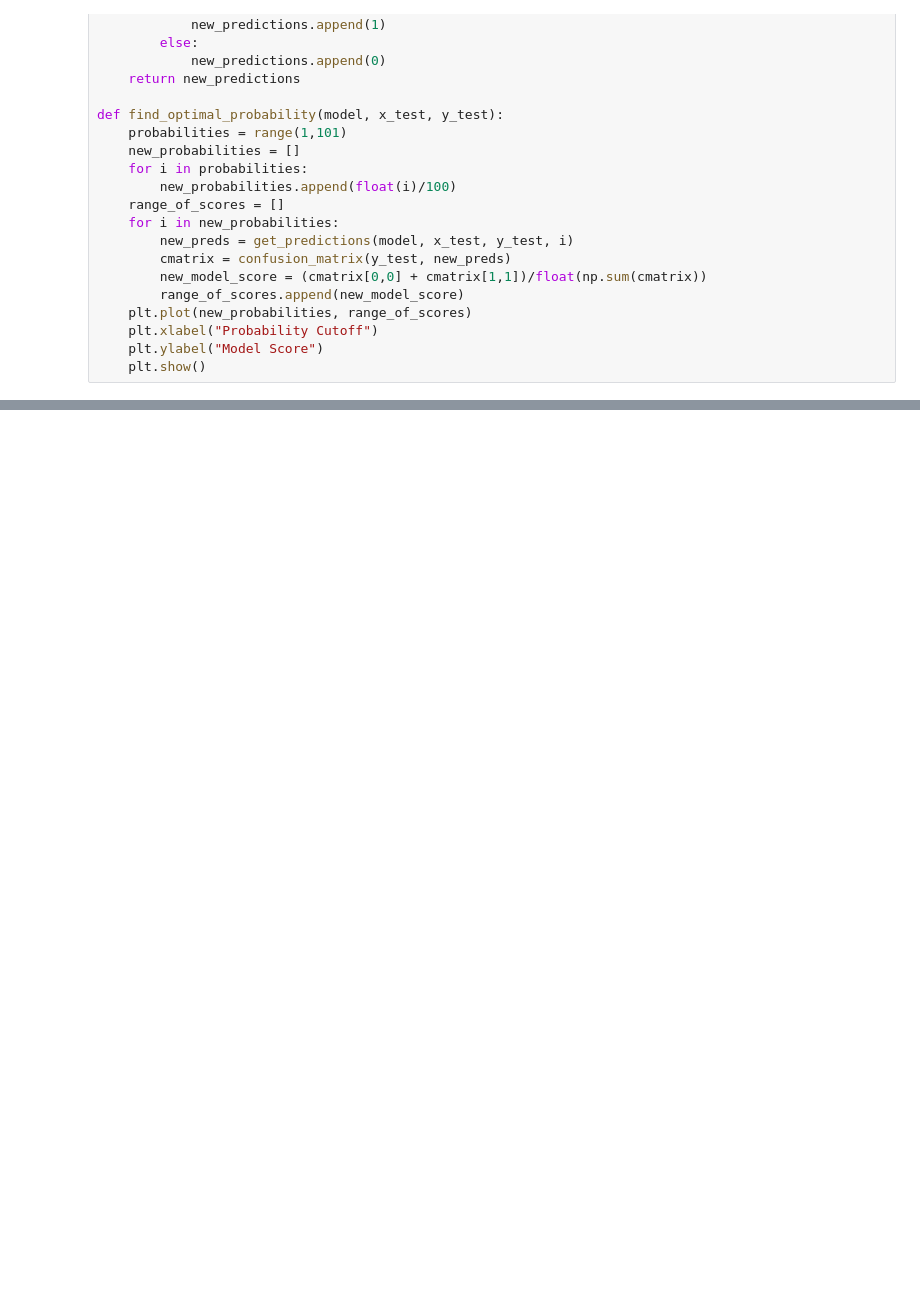
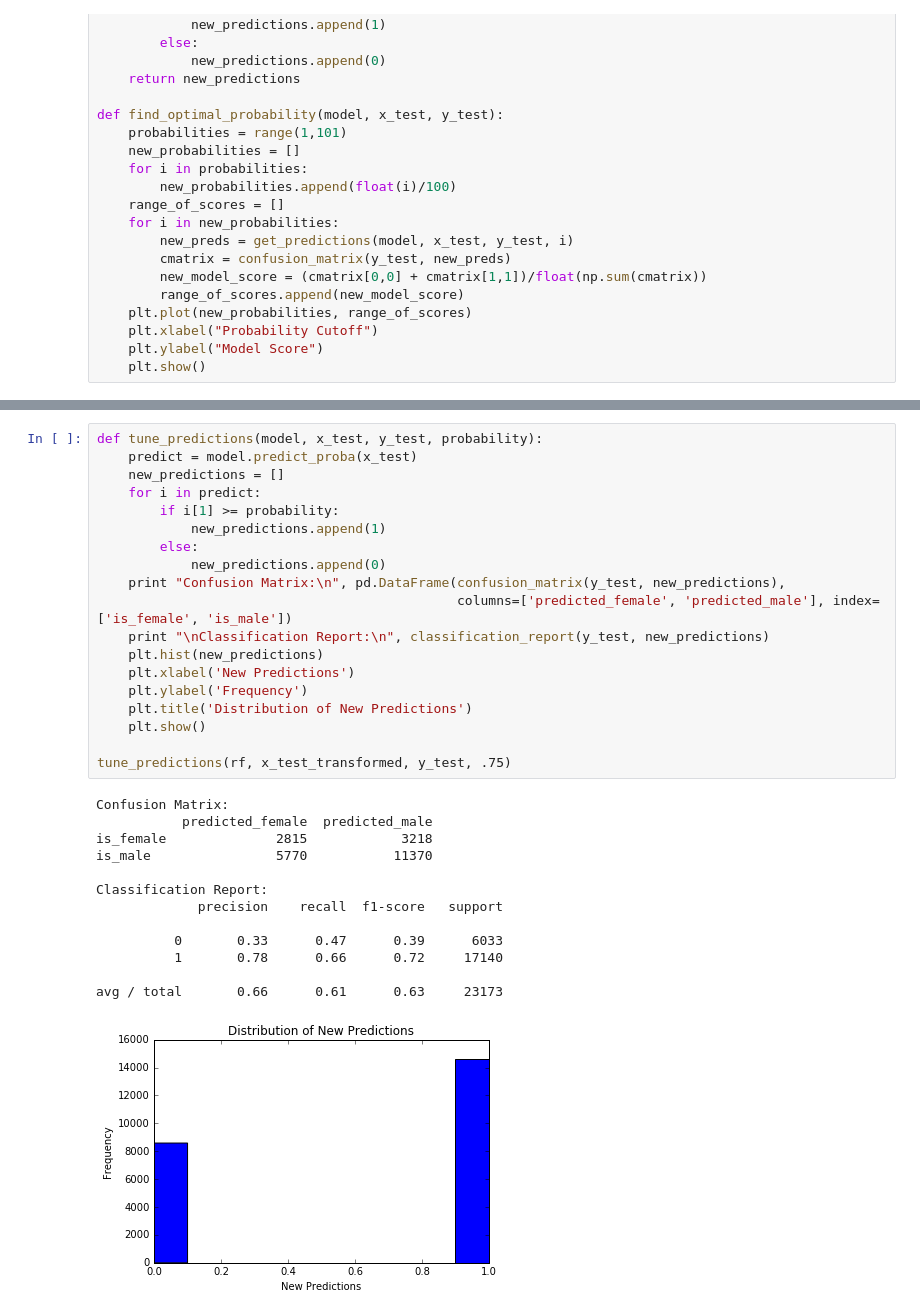
Before and after one commit to jillianhade/capstone_project, a Jupyter notebook: modeling_simpsons.ipynb, the cells around one changed output, grey strips where cells are left out. Saved outputs shown, nothing was run; the diff lists cells and outputs as text; blank space fills up the shorter version.

```diff
--- a/modeling_simpsons.ipynb
+++ b/modeling_simpsons.ipynb
@@ -167,0 +250,33 @@ get_predictions(rf, x_test_transformed, probability)
+# %%
+def tune_predictions(model, x_test, y_test, probability):
+    predict = model.predict_proba(x_test)
+    new_predictions = []
+    for i in predict:
+        if i[1] >= probability:
+            new_predictions.append(1)
+        else:
+            new_predictions.append(0)
+    print "Confusion Matrix:\n", pd.DataFrame(confusion_matrix(y_test, new_predictions),
+                                              columns=['predicted_female', 'predicted_male'], index=['is_female', 'is_male'])
+    print "\nClassification Report:\n", classification_report(y_test, new_predictions)
+    plt.hist(new_predictions)
+    plt.xlabel('New Predictions')
+    plt.ylabel('Frequency')
+    plt.title('Distribution of New Predictions')
+    plt.show()
+
+tune_predictions(rf, x_test_transformed, y_test, .75)
+# %% [output]
+Confusion Matrix:
+           predicted_female  predicted_male
+is_female              2815            3218
+is_male                5770           11370
+
+Classification Report:
+             precision    recall  f1-score   support
+
+          0       0.33      0.47      0.39      6033
+          1       0.78      0.66      0.72     17140
+
+avg / total       0.66      0.61      0.63     23173
+[figure, added]
```
Also changed, not shown: parts of 22 cells of this notebook.
